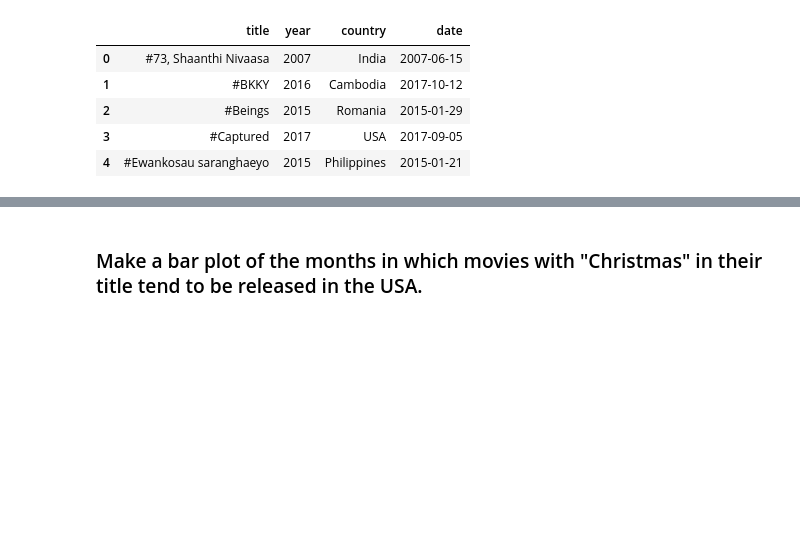
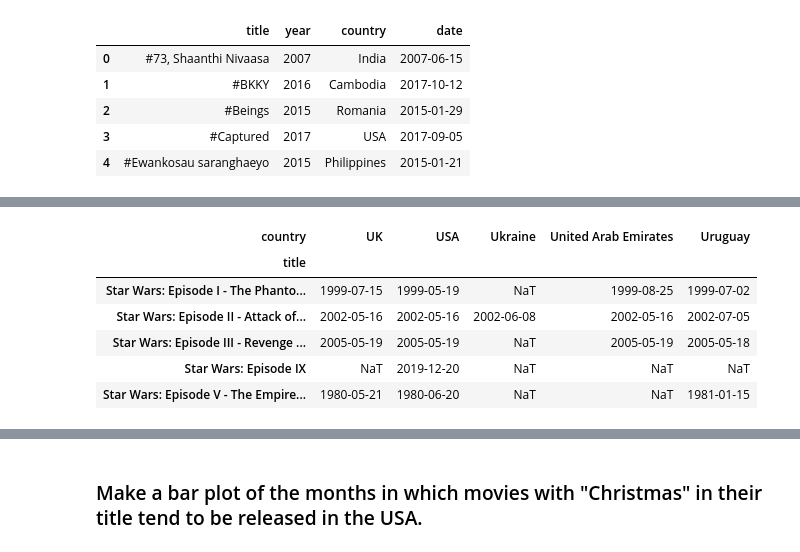
Before and after one commit to tansudasli/analytics-sandbox, a Jupyter notebook: pandas/Exercises-5.ipynb, the cells around one changed output, grey strips where cells are left out. Cells and saved outputs as stored; diff of their text form; code cells hidden in the pictures; blank space fills up the shorter version.

```diff
--- a/pandas/Exercises-5.ipynb
+++ b/pandas/Exercises-5.ipynb
@@ -27,0 +79,18 @@ release_dates.head()
+# %%
+# pivot
+r = release_dates
+
+r = r[r.title.str.startswith('Star Wars: Episode')]
+r = r[r.country.str.startswith('U')]
+
+r = r.pivot('title', 'country', 'date') # setindex, sortindex, unstack ops in 1 piece, but in very limited context
+
+r.head()
+# %% [output]
+| country | UK | USA | Ukraine | United Arab Emirates | Uruguay |
+| title |  |  |  |  |  |
+| Star Wars: Episode I - The Phanto... | 1999-07-15 | 1999-05-19 | NaT | 1999-08-25 | 1999-07-02 |
+| Star Wars: Episode II - Attack of... | 2002-05-16 | 2002-05-16 | 2002-06-08 | 2002-05-16 | 2002-07-05 |
+| Star Wars: Episode III - Revenge ... | 2005-05-19 | 2005-05-19 | NaT | 2005-05-19 | 2005-05-18 |
+| Star Wars: Episode IX | NaT | 2019-12-20 | NaT | NaT | NaT |
+| Star Wars: Episode V - The Empire... | 1980-05-21 | 1980-06-20 | NaT | NaT | 1981-01-15 |
```
Also changed, not shown: parts of 6 cells of this notebook.
